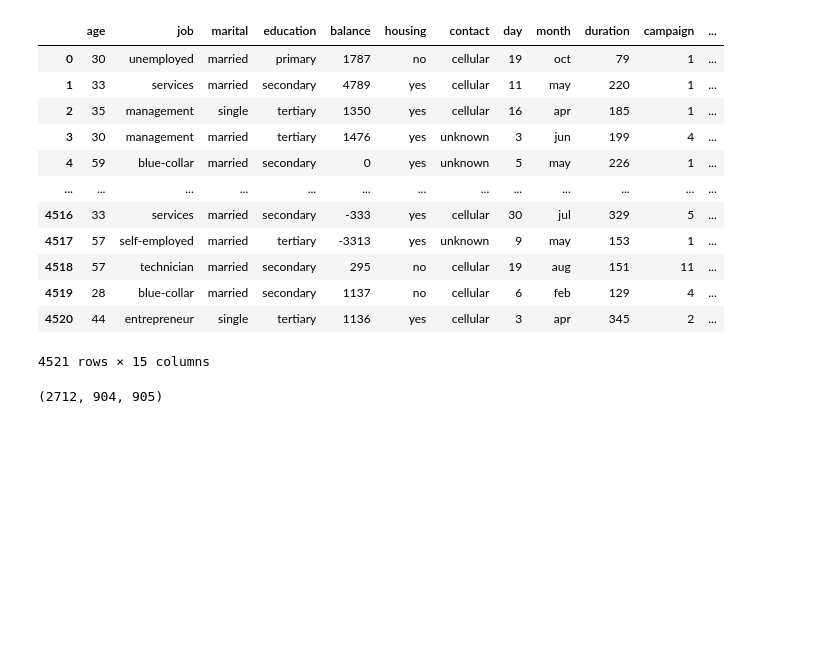
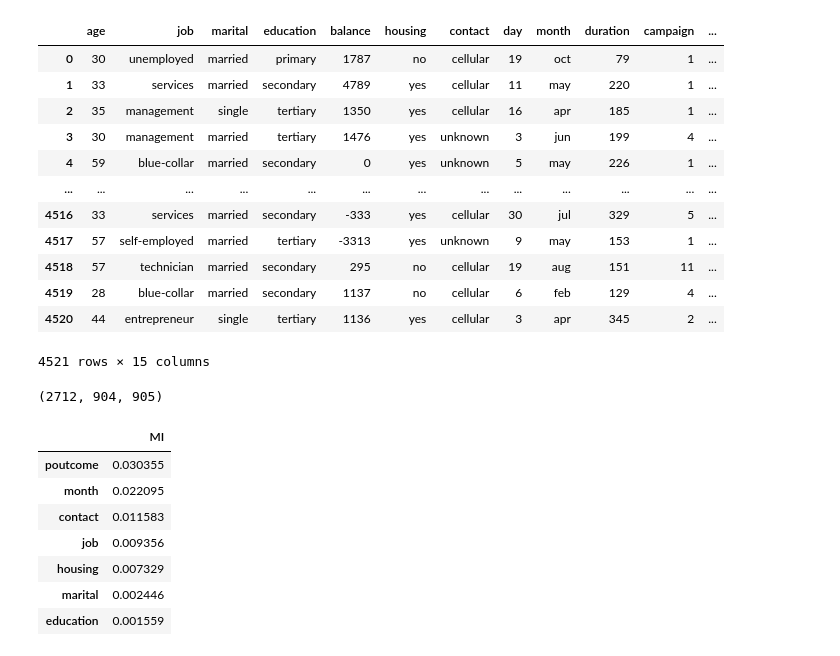
Before and after one commit to kibetamos/ML-zoomcamp-Homework, a Jupyter notebook: week3/Classification.ipynb, the cells around one changed output. Cells and saved outputs as stored; diff of their text form; code cells hidden in the pictures; blank space fills up the shorter version.

```diff
--- a/week3/Classification.ipynb
+++ b/week3/Classification.ipynb
@@ -253,0 +258,9 @@ df_test = df_test.reset_index(drop=True)
+# %%
+
+# Question 3
+
+#     Calculate the mutual information score between y and other categorical variables in the dataset. Use the training set only
+#     Round the scores to 2 decimals using round(score, 2)
+#     Which of these variables has the biggest score?
+def calculate_mi(series):
+    return mutual_info_score(series, df_train.y)
@@ -253,0 +269,13 @@ df_test = df_test.reset_index(drop=True)
+# %%
+df_mi = df_train[cat].apply(calculate_mi)
+df_mi = df_mi.sort_values(ascending=False).to_frame(name='MI')
+df_mi
+# %% [output]
+|  | MI |
+| poutcome | 0.030355 |
+| month | 0.022095 |
+| contact | 0.011583 |
+| job | 0.009356 |
+| housing | 0.007329 |
+| marital | 0.002446 |
+| education | 0.001559 |
```
Also changed, not shown: parts of 3 cells of this notebook.
